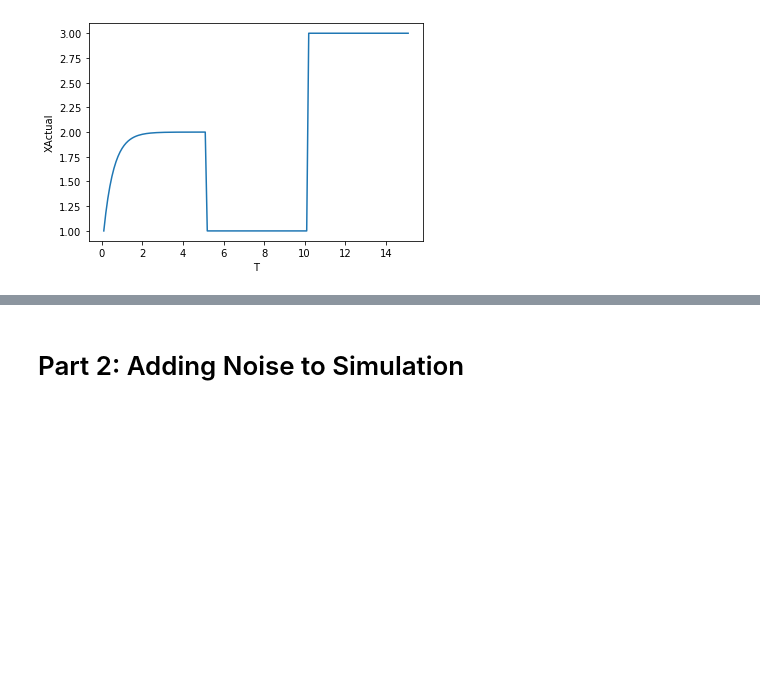
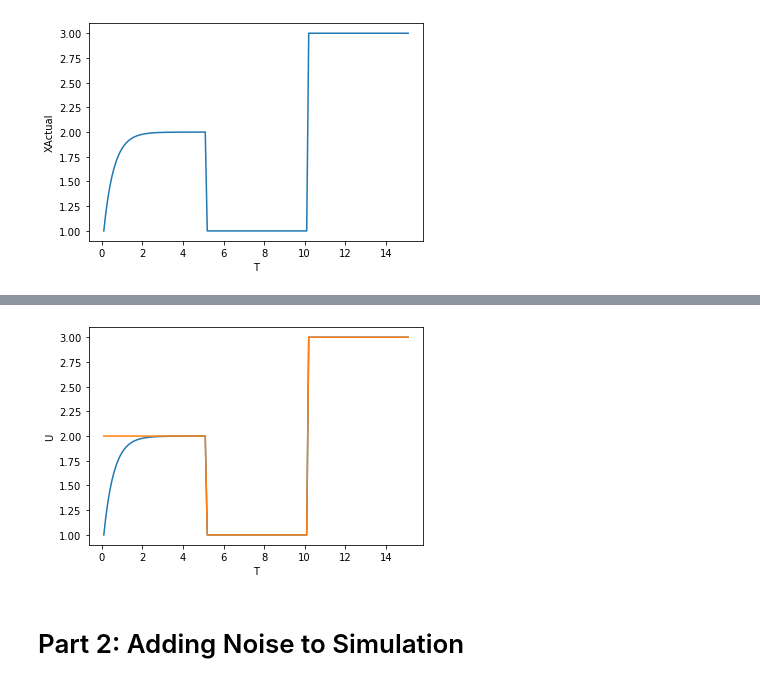
Before and after one commit to JamesDun2866/Computational-Science, a Jupyter notebook: Computational Science.ipynb, the cells around one changed output, grey strips where cells are left out. Cells and saved outputs as stored; diff of their text form; code cells hidden in the pictures; blank space fills up the shorter version.

```diff
--- a/Computational Science.ipynb
+++ b/Computational Science.ipynb
@@ -194,3 +198,8 @@ Actualplt = sns.lineplot(x="T", y="XActual", data=dfactual2)  #plot actual resul
+# %%
+Actualplt = sns.lineplot(x="T", y="XActual", data=dfactual2)
+Actualplt = sns.lineplot(x="T", y="U", data=dfactual2)
+# %% [output]
+[figure, added]
 # %% [markdown]
 # Part 2: Adding Noise to Simulation
 # %% [markdown]
```
Also changed, not shown: parts of 2 cells of this notebook, 1 other file.
